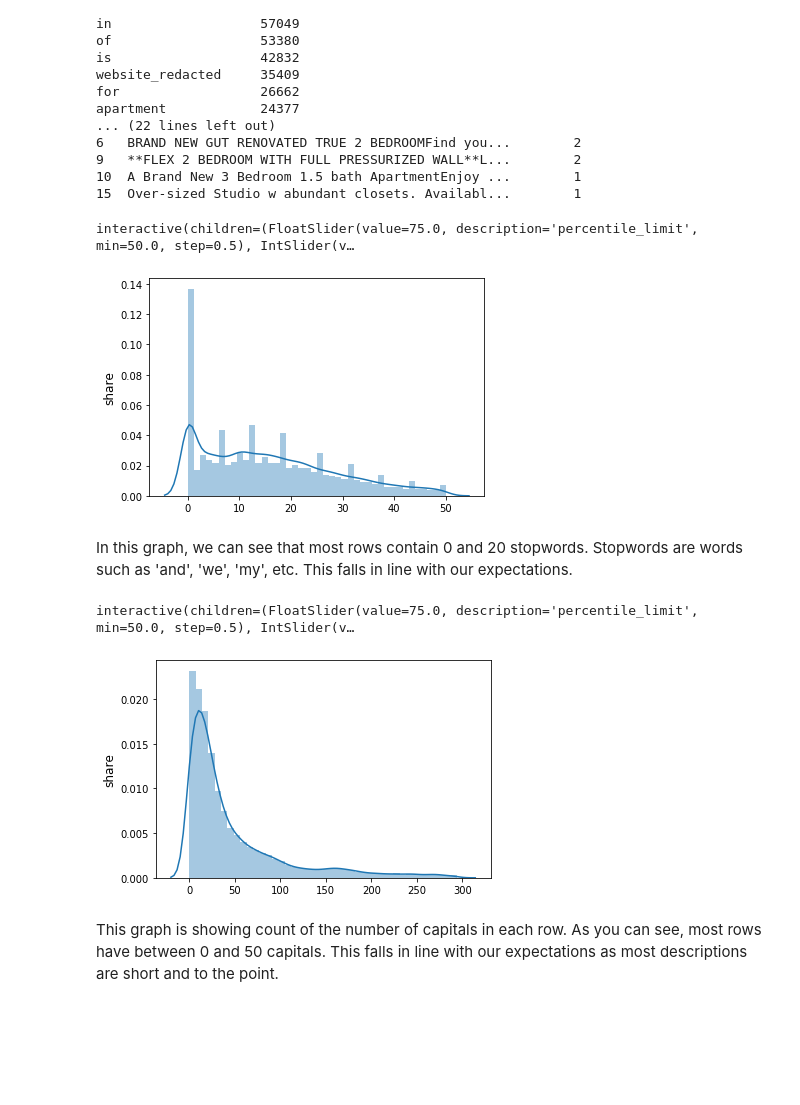
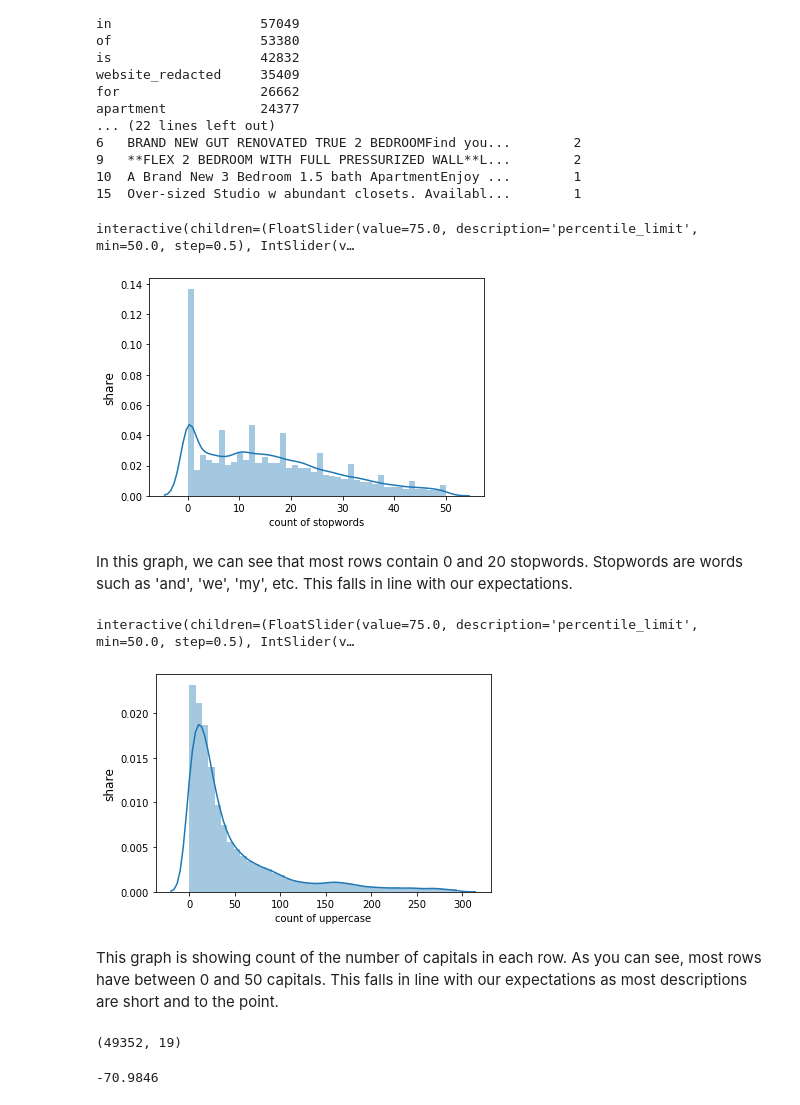
Before and after one commit to SinaKhalili/kaggle-data-analysis, a Jupyter notebook: exploratory-data-analysis.ipynb, the cells around one changed output. Cells and saved outputs as stored; diff of their text form; code cells hidden in the pictures; blank space fills up the shorter version.

```diff
--- a/exploratory-data-analysis.ipynb
+++ b/exploratory-data-analysis.ipynb
@@ -583,33 +614,34 @@ apartment            24377
 # %%
 SW = stopwords.words('english')
 
 df['StopWord'] = df[Header1].apply(lambda x: len([x for x in x.split() if x in SW]))
 df[[Header1,'StopWord']].head()
 
 df2 = df[[Header1,'StopWord']]
 chrs = df[[Header1,'StopWord']]['StopWord']
 
 @interact
 def show_stop_plot(
     percentile_limit=(50, 100, 0.5),
     bins=(10,50,1),
 ):
     lim = np.percentile(chrs, percentile_limit)
 
     adjusted = df2[df2['StopWord']<lim]['StopWord']
 
     sns.distplot(
         adjusted.values,
         bins=bins,
         kde=True,
     )
     plt.ylabel('share', fontsize=12)
+    plt.xlabel('count of stopwords')
     plt.show()
 
 show_stop_plot(94, 42)
 # %% [output]
 interactive(children=(FloatSlider(value=75.0, description='percentile_limit', min=50.0, step=0.5), IntSlider(v…
-[figure, old version]
+[figure, new version]
 # %% [markdown]
 In this graph, we can see that most rows contain 0 and 20 stopwords. Stopwords are words such as 'and', 'we', 'my', etc. This falls in line with our expectations.
 # %%
@@ -636,11 +668,16 @@ def show_stop_plot(
         kde=True,
     )
     plt.ylabel('share', fontsize=12)
+    plt.xlabel('count of uppercase')
     plt.show()
 
 show_stop_plot(94, 42)
 # %% [output]
 interactive(children=(FloatSlider(value=75.0, description='percentile_limit', min=50.0, step=0.5), IntSlider(v…
-[figure, old version]
+[figure, new version]
 # %% [markdown]
 This graph is showing count of the number of capitals in each row. As you can see, most rows have between 0 and 50 capitals. This falls in line with our expectations as most descriptions are short and to the point.
+# %%
+df.shape
+# %% [output]
+(49352, 19)
@@ -646,0 +689,4 @@ This graph is showing count of the number of capitals in each row. As you can se
+# %%
+df_clean2['longitude'].max()
+# %% [output]
+-70.9846
```
Also changed, not shown: parts of 15 cells of this notebook.
